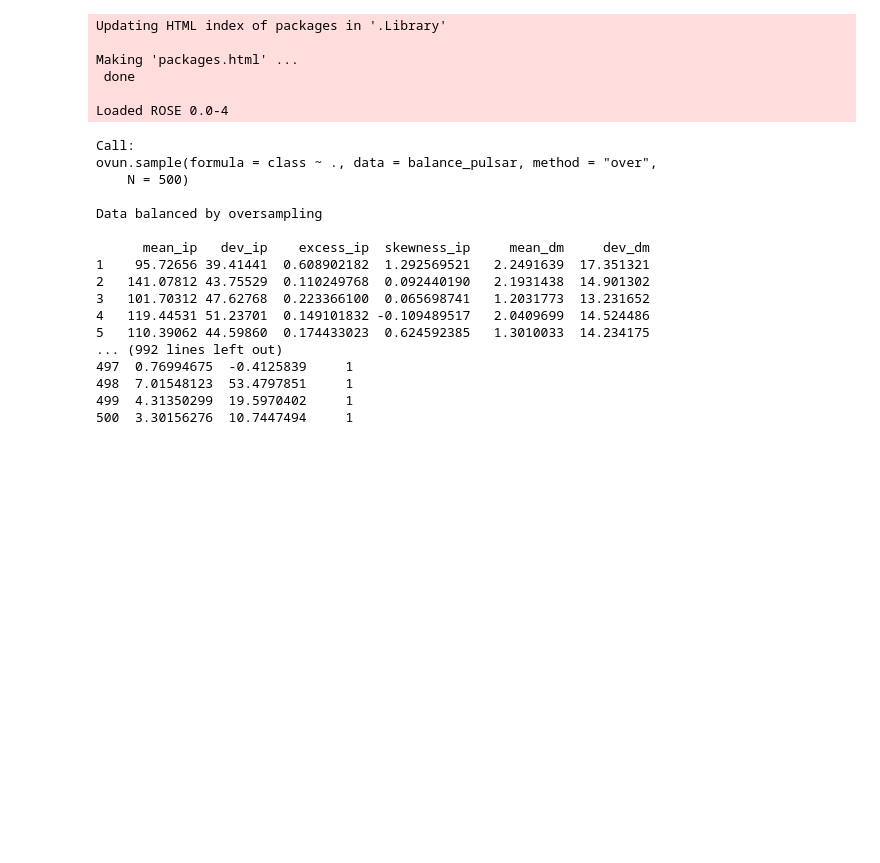
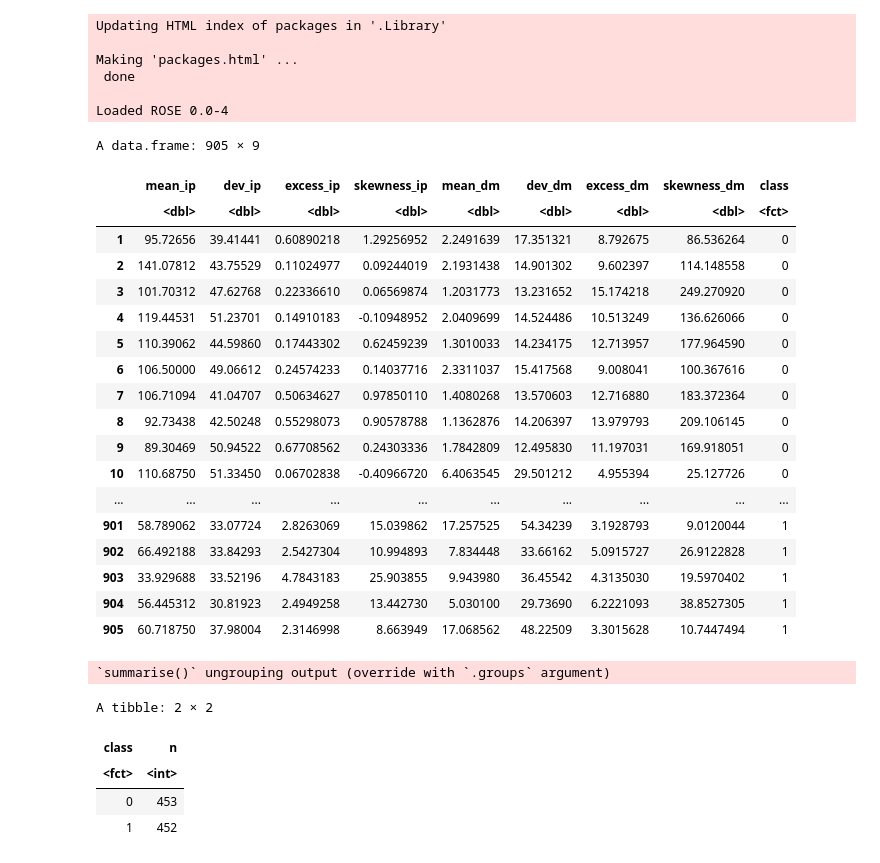
Before and after one commit to kseniak1/DSCI100-Project, a Jupyter notebook: Ksenia_Work.ipynb, the cells around one changed output. Drawn from its saved outputs; the diff is of its cells as text; code cells hidden in the pictures; blank space fills up the shorter version.

```diff
--- a/Ksenia_Work.ipynb
+++ b/Ksenia_Work.ipynb
@@ -122,23 +122,35 @@ Making 'packages.html' ...
 
 Loaded ROSE 0.0-4
 # %%
-pulsar <- ovun.sample(class~., data = balance_pulsar, method = "over", N = 500)
+pulsar <- ovun.sample(class~., data = balance_pulsar, p = 0.5, method = "over")$data
 pulsar
+pulsar_nums <- pulsar %>%
+                group_by(class) %>%
+                summarize(n = n())
+pulsar_nums
 # %% [output]
-Call:
-ovun.sample(formula = class ~ ., data = balance_pulsar, method = "over",
-    N = 500)
-
-Data balanced by oversampling
-
-      mean_ip   dev_ip    excess_ip  skewness_ip     mean_dm     dev_dm
-1    95.72656 39.41441  0.608902182  1.292569521   2.2491639  17.351321
-2   141.07812 43.75529  0.110249768  0.092440190   2.1931438  14.901302
-3   101.70312 47.62768  0.223366100  0.065698741   1.2031773  13.231652
-4   119.44531 51.23701  0.149101832 -0.109489517   2.0409699  14.524486
-5   110.39062 44.59860  0.174433023  0.624592385   1.3010033  14.234175
-... (992 lines left out)
-497  0.76994675  -0.4125839     1
-498  7.01548123  53.4797851     1
-499  4.31350299  19.5970402     1
-500  3.30156276  10.7447494     1
+A data.frame: 905 × 9
+|  | mean_ip | dev_ip | excess_ip | skewness_ip | mean_dm | dev_dm | excess_dm | skewness_dm | class |
+|  | <dbl> | <dbl> | <dbl> | <dbl> | <dbl> | <dbl> | <dbl> | <dbl> | <fct> |
+| 1 | 95.72656 | 39.41441 | 0.60890218 | 1.29256952 | 2.2491639 | 17.351321 | 8.792675 | 86.536264 | 0 |
+| 2 | 141.07812 | 43.75529 | 0.11024977 | 0.09244019 | 2.1931438 | 14.901302 | 9.602397 | 114.148558 | 0 |
+| 3 | 101.70312 | 47.62768 | 0.22336610 | 0.06569874 | 1.2031773 | 13.231652 | 15.174218 | 249.270920 | 0 |
+| 4 | 119.44531 | 51.23701 | 0.14910183 | -0.10948952 | 2.0409699 | 14.524486 | 10.513249 | 136.626066 | 0 |
+| 5 | 110.39062 | 44.59860 | 0.17443302 | 0.62459239 | 1.3010033 | 14.234175 | 12.713957 | 177.964590 | 0 |
+| 6 | 106.50000 | 49.06612 | 0.24574233 | 0.14037716 | 2.3311037 | 15.417568 | 9.008041 | 100.367616 | 0 |
+| 7 | 106.71094 | 41.04707 | 0.50634627 | 0.97850110 | 1.4080268 | 13.570603 | 12.716880 | 183.372364 | 0 |
+| 8 | 92.73438 | 42.50248 | 0.55298073 | 0.90578788 | 1.1362876 | 14.206397 | 13.979793 | 209.106145 | 0 |
+| 9 | 89.30469 | 50.94522 | 0.67708562 | 0.24303336 | 1.7842809 | 12.495830 | 11.197031 | 169.918051 | 0 |
+| 10 | 110.68750 | 51.33450 | 0.06702838 | -0.40966720 | 6.4063545 | 29.501212 | 4.955394 | 25.127726 | 0 |
+| ... | ... | ... | ... | ... | ... | ... | ... | ... | ... |
+| 901 | 58.789062 | 33.07724 | 2.8263069 | 15.039862 | 17.257525 | 54.34239 | 3.1928793 | 9.0120044 | 1 |
+| 902 | 66.492188 | 33.84293 | 2.5427304 | 10.994893 | 7.834448 | 33.66162 | 5.0915727 | 26.9122828 | 1 |
+| 903 | 33.929688 | 33.52196 | 4.7843183 | 25.903855 | 9.943980 | 36.45542 | 4.3135030 | 19.5970402 | 1 |
+| 904 | 56.445312 | 30.81923 | 2.4949258 | 13.442730 | 5.030100 | 29.73690 | 6.2221093 | 38.8527305 | 1 |
+| 905 | 60.718750 | 37.98004 | 2.3146998 | 8.663949 | 17.068562 | 48.22509 | 3.3015628 | 10.7447494 | 1 |
+`summarise()` ungrouping output (override with `.groups` argument)
+A tibble: 2 × 2
+| class | n |
+| <fct> | <int> |
+| 0 | 453 |
+| 1 | 452 |
```
